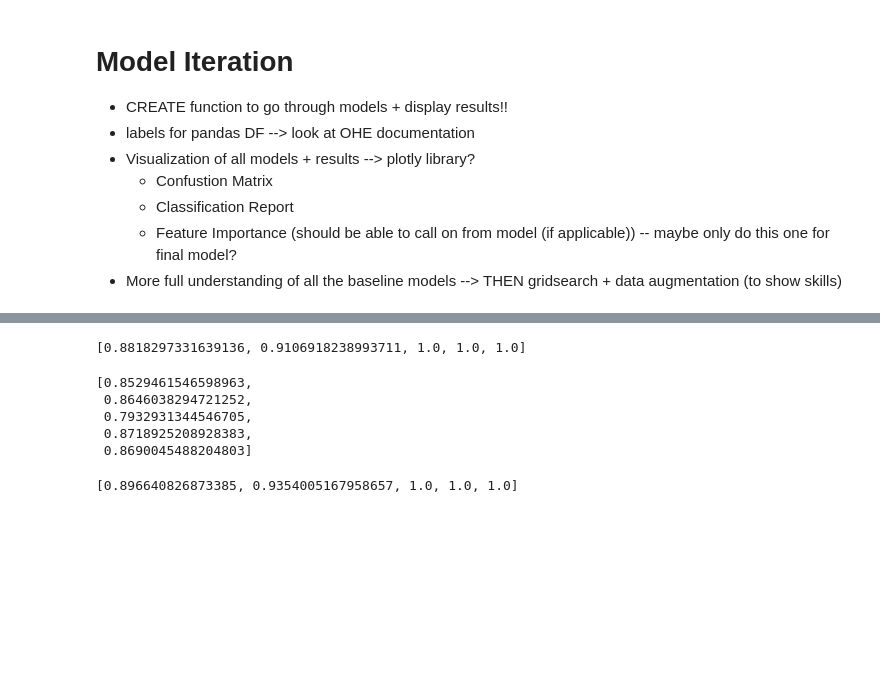
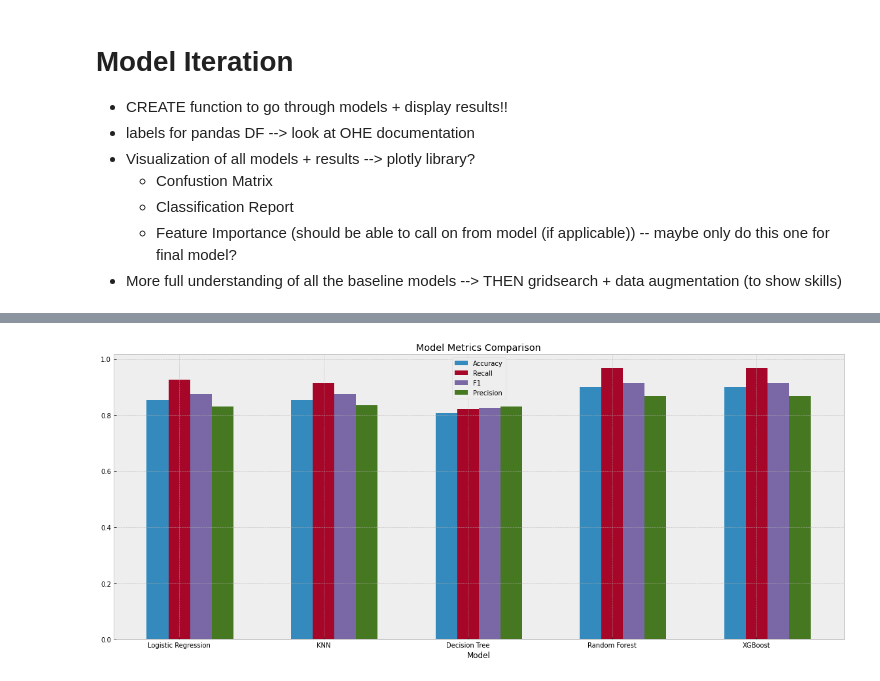
Before and after one commit to Bella3s/heart-disease-classification, a Jupyter notebook: index.ipynb, the cells around one changed output, grey strips where cells are left out. Saved outputs shown, nothing was run; the diff lists cells and outputs as text; code cells hidden in the pictures; blank space fills up the shorter version.

```diff
--- a/index.ipynb
+++ b/index.ipynb
@@ -335,21 +338,7 @@ def model_comparison(models):
 # %%
-models = [('logistic_regression', LogisticRegression()), ('knn', KNeighborsClassifier()),
-          ('classification_tree', DecisionTreeClassifier()), ('random_forest', RandomForestClassifier()),
-          ('xgboost', XGBClassifier()) ]
-accuracy_scores, recall_scores, f1_scores, precision_scores, confusion_matrices = model_comparison(models)
+models = [('logistic_regression', LogisticRegression()),
+          ('knn', KNeighborsClassifier()),
+          ('classification_tree', DecisionTreeClassifier(random_state=7)),
+          ('random_forest', RandomForestClassifier(random_state=7)),
+          ('xgboost', XGBClassifier(random_state=7)) ]
+metrics, confusion_matrices, fitted_models = model_comparison(models, X_val, y_val)
-# %%
-f1_scores
-# %% [output]
-[0.8818297331639136, 0.9106918238993711, 1.0, 1.0, 1.0]
-# %%
-accuracy_scores
-# %% [output]
-[0.8529461546598963,
- 0.8646038294721252,
- 0.7932931344546705,
- 0.8718925208928383,
- 0.8690045488204803]
-# %%
-recall_scores
-# %% [output]
-[0.896640826873385, 0.9354005167958657, 1.0, 1.0, 1.0]
@@ -359,0 +345,31 @@ recall_scores
+# %%
+def graph_metrics(model_names, metrics_list):
+
+    width = 0.15
+    multiplier = 0
+    x = np.arange(len(model_names))
+
+    fig, ax = plt.subplots(figsize=(20,8))
+
+    for score_name, score_data in metrics_list.items():
+        offset = width * multiplier
+        ax.bar(x + offset, score_data, width, label=score_name)
+        multiplier +=1
+
+    ax.set_xlabel('Model')
+    ax.set_title('Model Metrics Comparison')
+    ax.set_xticks(x + width)
+    ax.set_xticklabels(model_names)
+    ax.legend();
+
+    # To look up:
+    # increase font size
+    # move legend to out side of graph
+    # add data points to top of graph bars
+# %%
+# Visualize each model's results
+models_names = ('Logistic Regression', 'KNN', 'Decision Tree', 'Random Forest', 'XGBoost')
+
+graph_metrics(models_names, metrics)
+# %% [output]
+[figure, added]
```
Also changed, not shown: parts of 26 cells of this notebook.
